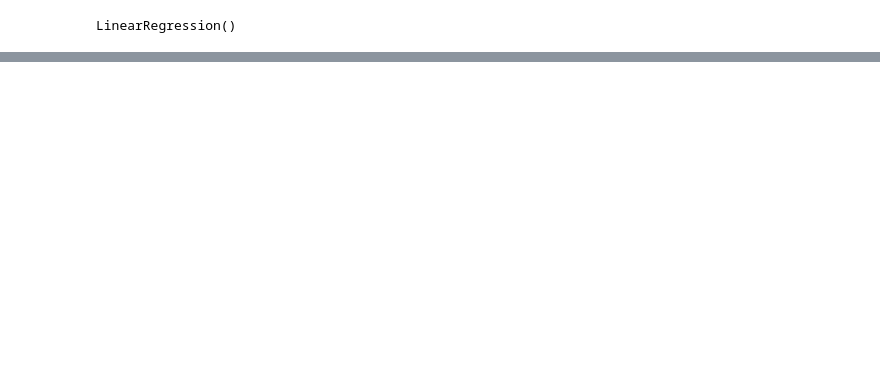
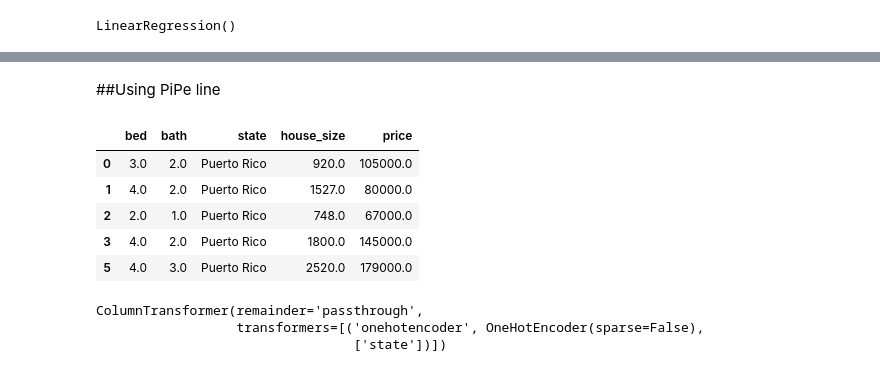
Before and after one commit to zinakhazaee/MachineLearning-SupervisedLearning_Regression, a Jupyter notebook: usa_real_estate.ipynb, the cells around one changed output, grey strips where cells are left out. Cells and saved outputs as stored; diff of their text form; code cells hidden in the pictures; blank space fills up the shorter version.

```diff
--- a/usa_real_estate.ipynb
+++ b/usa_real_estate.ipynb
@@ -354,0 +371,2 @@ reg.intercept_
+# %% [markdown]
+##Using PiPe line
@@ -354,0 +380,9 @@ reg.intercept_
+# %%
+df.head()
+# %% [output]
+|  | bed | bath | state | house_size | price |
+| 0 | 3.0 | 2.0 | Puerto Rico | 920.0 | 105000.0 |
+| 1 | 4.0 | 2.0 | Puerto Rico | 1527.0 | 80000.0 |
+| 2 | 2.0 | 1.0 | Puerto Rico | 748.0 | 67000.0 |
+| 3 | 4.0 | 2.0 | Puerto Rico | 1800.0 | 145000.0 |
+| 5 | 4.0 | 3.0 | Puerto Rico | 2520.0 | 179000.0 |
@@ -354,0 +396,6 @@ reg.intercept_
+# %%
+col_trans
+# %% [output]
+ColumnTransformer(remainder='passthrough',
+                  transformers=[('onehotencoder', OneHotEncoder(sparse=False),
+                                 ['state'])])
```
Also changed, not shown: parts of 23 cells of this notebook.
